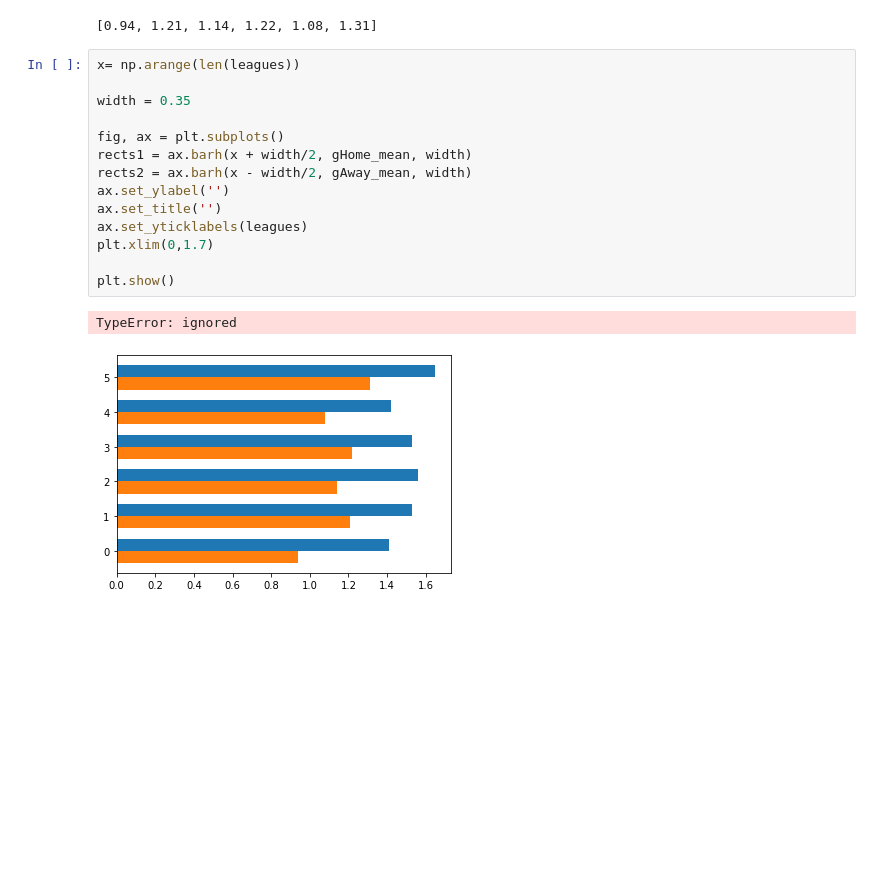
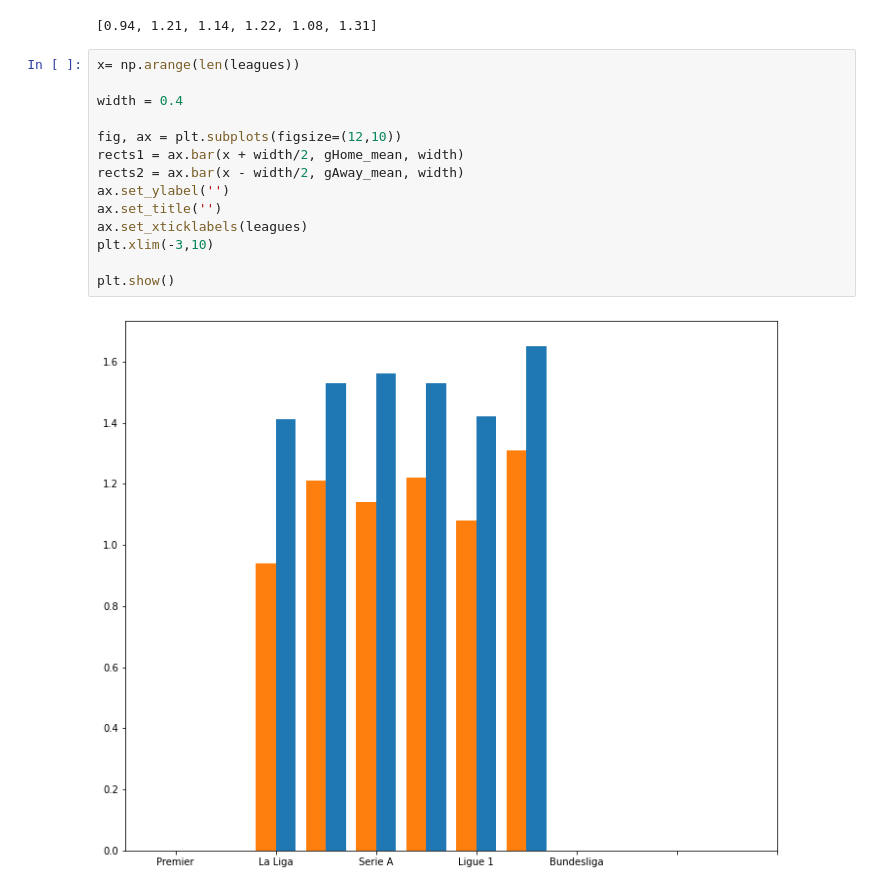
Before and after one commit to cientistadados93/SoccerStudies, a Jupyter notebook: SoccerStudyOne.ipynb, the cells around one changed output. Cells and saved outputs as stored; diff of their text form; blank space fills up the shorter version.

```diff
--- a/SoccerStudyOne.ipynb
+++ b/SoccerStudyOne.ipynb
@@ -278,17 +278,16 @@ print(gAway_mean)
 # %%
 x= np.arange(len(leagues))
 
-width = 0.35
+width = 0.4
 
-fig, ax = plt.subplots()
-rects1 = ax.barh(x + width/2, gHome_mean, width)
-rects2 = ax.barh(x - width/2, gAway_mean, width)
+fig, ax = plt.subplots(figsize=(12,10))
+rects1 = ax.bar(x + width/2, gHome_mean, width)
+rects2 = ax.bar(x - width/2, gAway_mean, width)
 ax.set_ylabel('')
 ax.set_title('')
-ax.set_yticklabels(leagues)
-plt.xlim(0,1.7)
+ax.set_xticklabels(leagues)
+plt.xlim(-3,10)
 
 plt.show()
 # %% [output]
-TypeError: ignored
-[figure, old version]
+[figure, new version]
```
